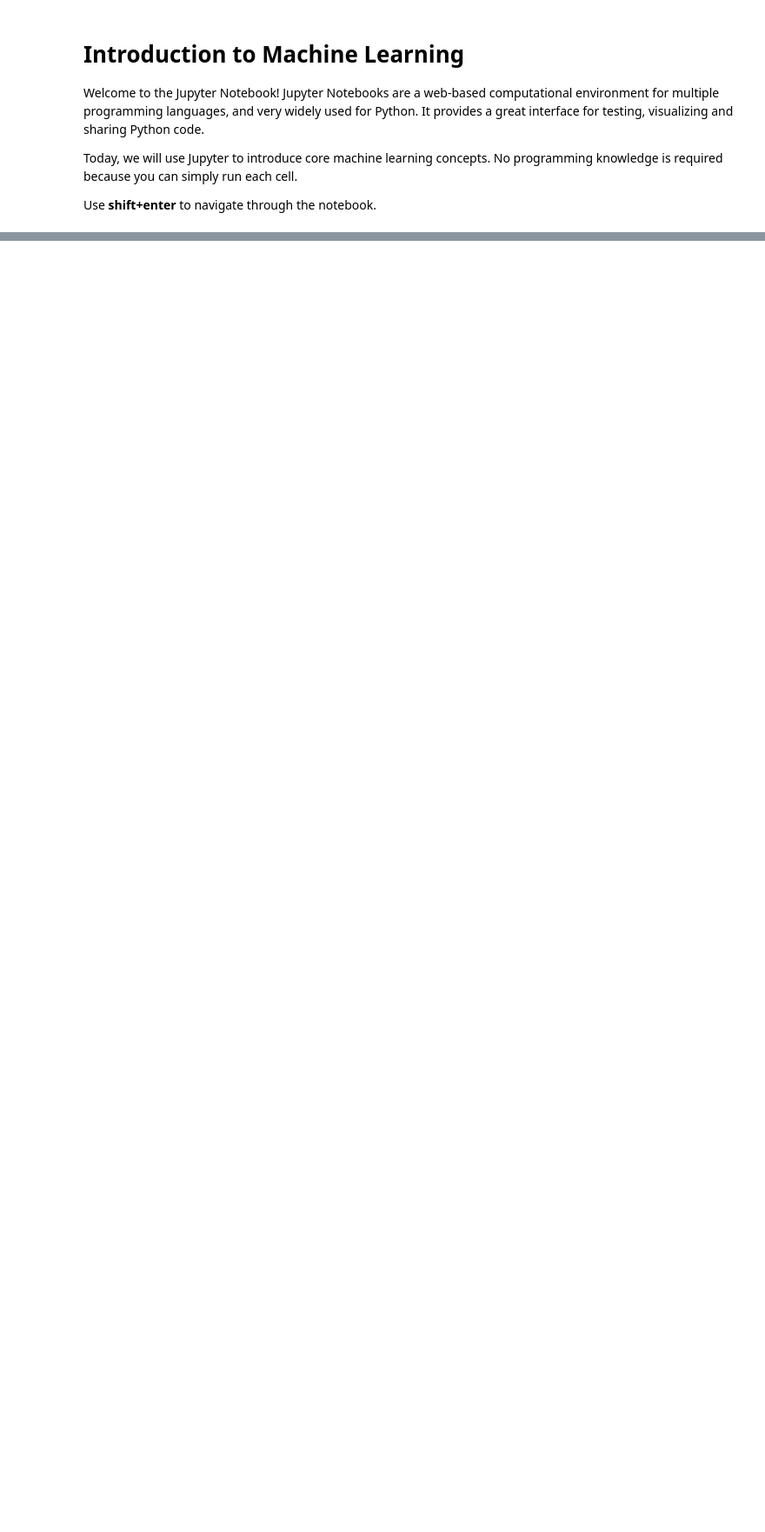
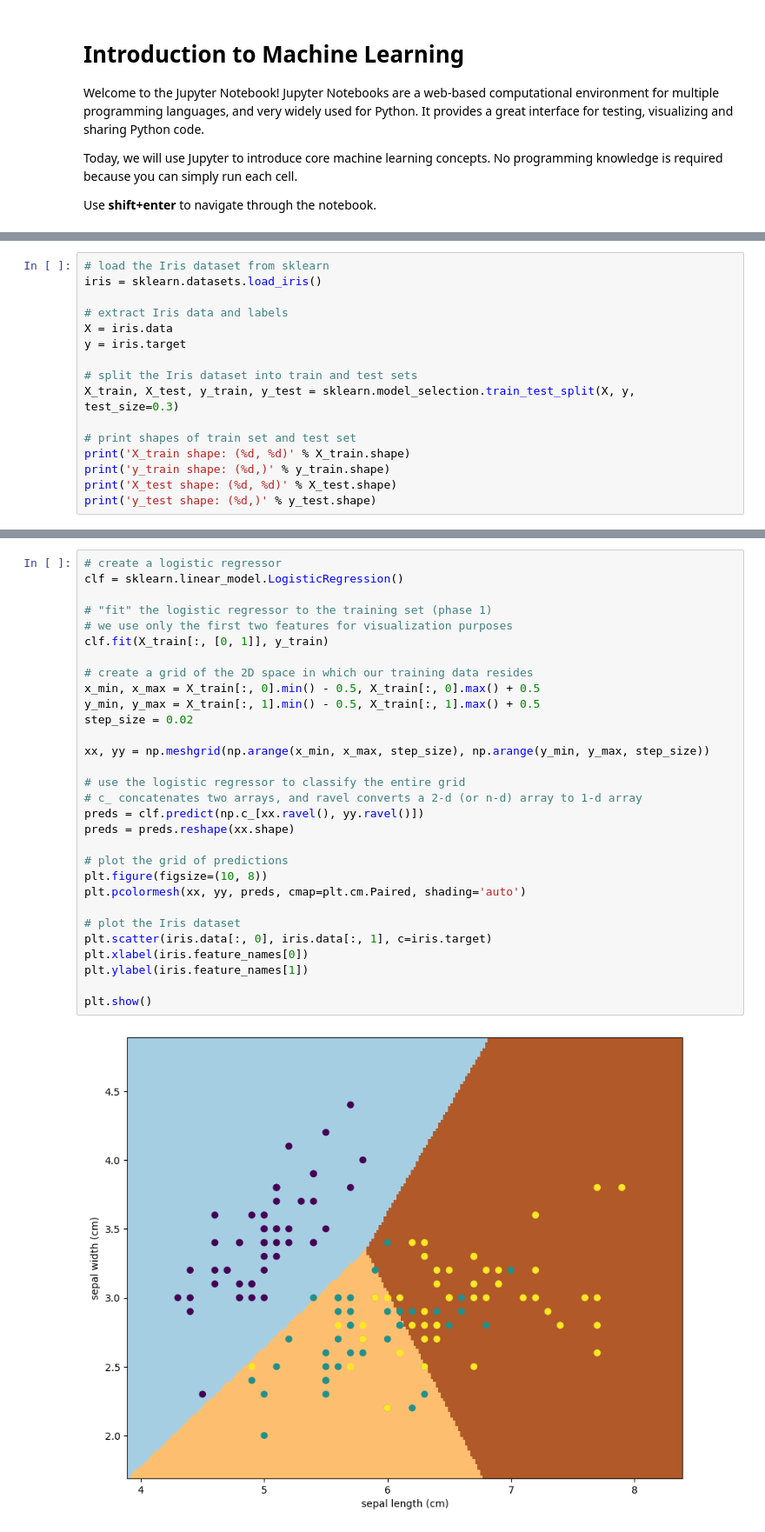
Before and after one commit to bradford415/cuhackit-workshop, a Jupyter notebook: intro-to-machine-learning.ipynb, the cells around one changed output, grey strips where cells are left out. Shown at 87% size. Saved outputs shown, nothing was run; the diff lists cells and outputs as text; blank space fills up the shorter version.

```diff
--- a/intro-to-machine-learning.ipynb
+++ b/intro-to-machine-learning.ipynb
@@ -26,0 +284,16 @@ import tensorflow as tf
+# %%
+# load the Iris dataset from sklearn
+iris = sklearn.datasets.load_iris()
+
+# extract Iris data and labels
+X = iris.data
+y = iris.target
+
+# split the Iris dataset into train and test sets
+X_train, X_test, y_train, y_test = sklearn.model_selection.train_test_split(X, y, test_size=0.3)
+
+# print shapes of train set and test set
+print('X_train shape: (%d, %d)' % X_train.shape)
+print('y_train shape: (%d,)' % y_train.shape)
+print('X_test shape: (%d, %d)' % X_test.shape)
+print('y_test shape: (%d,)' % y_test.shape)
@@ -26,0 +307,32 @@ import tensorflow as tf
+# %%
+# create a logistic regressor
+clf = sklearn.linear_model.LogisticRegression()
+
+# "fit" the logistic regressor to the training set (phase 1)
+# we use only the first two features for visualization purposes
+clf.fit(X_train[:, [0, 1]], y_train)
+
+# create a grid of the 2D space in which our training data resides
+x_min, x_max = X_train[:, 0].min() - 0.5, X_train[:, 0].max() + 0.5
+y_min, y_max = X_train[:, 1].min() - 0.5, X_train[:, 1].max() + 0.5
+step_size = 0.02
+
+xx, yy = np.meshgrid(np.arange(x_min, x_max, step_size), np.arange(y_min, y_max, step_size))
+
+# use the logistic regressor to classify the entire grid
+# c_ concatenates two arrays, and ravel converts a 2-d (or n-d) array to 1-d array
+preds = clf.predict(np.c_[xx.ravel(), yy.ravel()])
+preds = preds.reshape(xx.shape)
+
+# plot the grid of predictions
+plt.figure(figsize=(10, 8))
+plt.pcolormesh(xx, yy, preds, cmap=plt.cm.Paired, shading='auto')
+
+# plot the Iris dataset
+plt.scatter(iris.data[:, 0], iris.data[:, 1], c=iris.target)
+plt.xlabel(iris.feature_names[0])
+plt.ylabel(iris.feature_names[1])
+
+plt.show()
+# %% [output]
+[figure, added]
```
Also changed, not shown: parts of 68 cells of this notebook.
